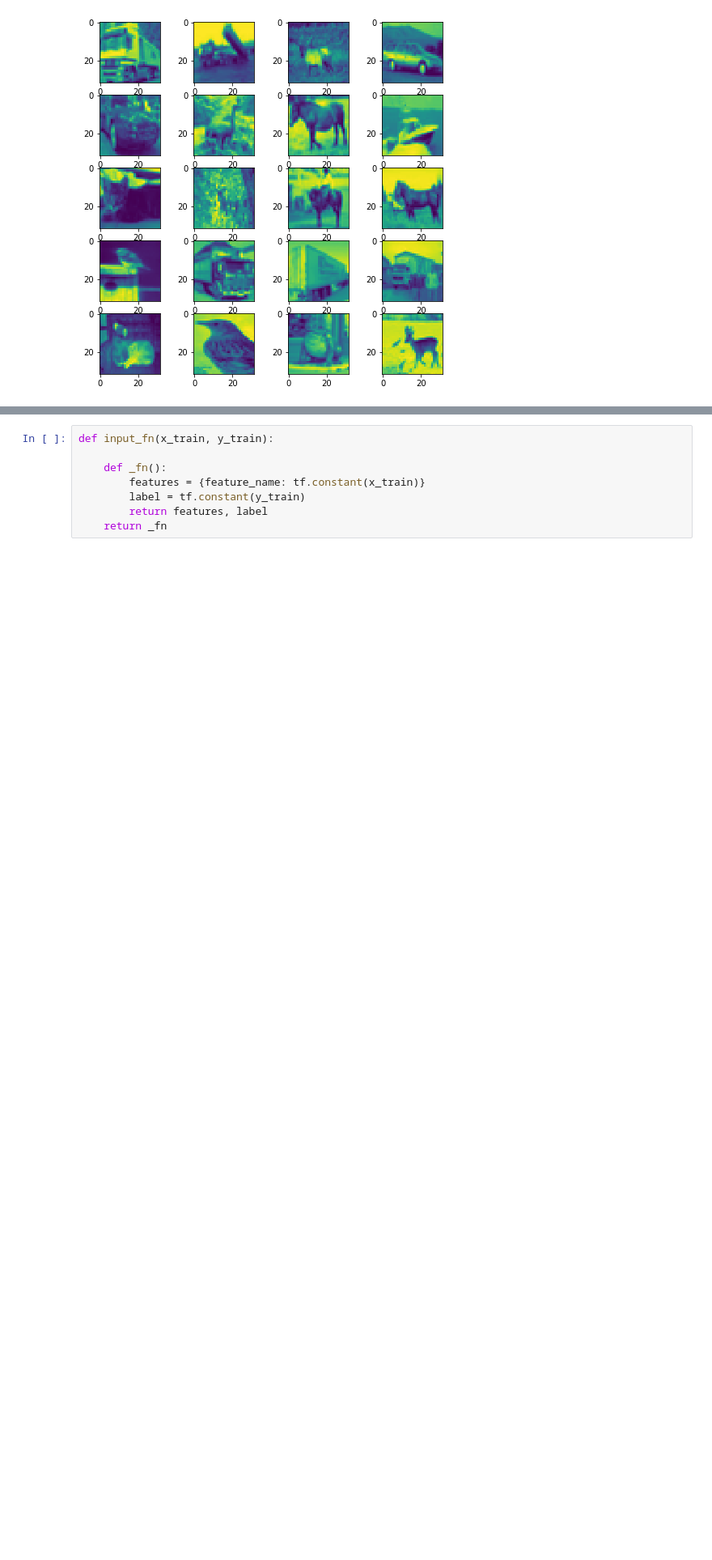
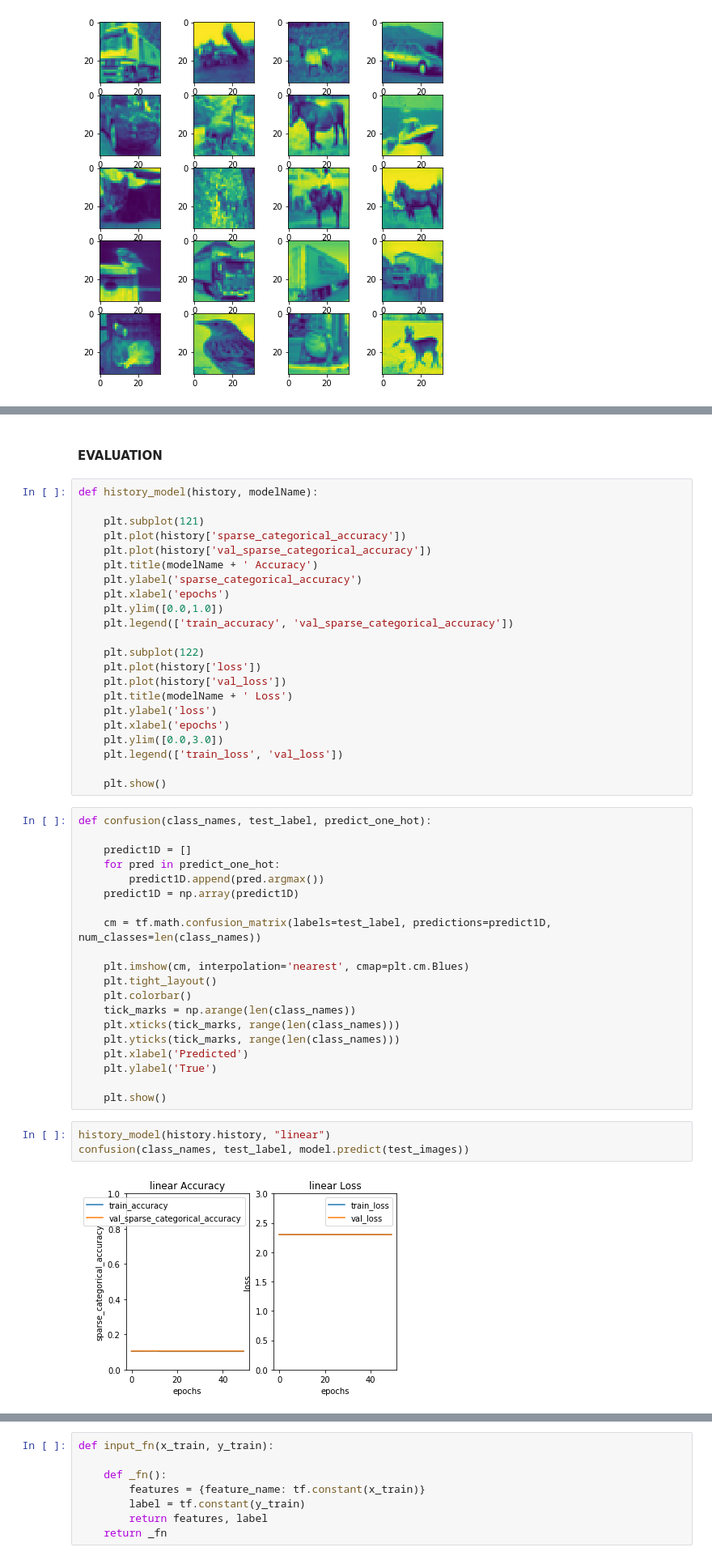
Before and after one commit to VictorMeyer77/TF_PROJECT, a Jupyter notebook: LINEAR/linear_model.ipynb, the cells around one changed output, grey strips where cells are left out. Shown at 81% size. Cells and saved outputs as stored; diff of their text form; blank space fills up the shorter version.

```diff
--- a/LINEAR/linear_model.ipynb
+++ b/LINEAR/linear_model.ipynb
@@ -74,0 +135,49 @@ plotSample(class_names, toGrayScale(train_images), train_label)
+# %% [markdown]
+#### EVALUATION
+# %%
+def history_model(history, modelName):
+
+    plt.subplot(121)
+    plt.plot(history['sparse_categorical_accuracy'])
+    plt.plot(history['val_sparse_categorical_accuracy'])
+    plt.title(modelName + ' Accuracy')
+    plt.ylabel('sparse_categorical_accuracy')
+    plt.xlabel('epochs')
+    plt.ylim([0.0,1.0])
+    plt.legend(['train_accuracy', 'val_sparse_categorical_accuracy'])
+
+    plt.subplot(122)
+    plt.plot(history['loss'])
+    plt.plot(history['val_loss'])
+    plt.title(modelName + ' Loss')
+    plt.ylabel('loss')
+    plt.xlabel('epochs')
+    plt.ylim([0.0,3.0])
+    plt.legend(['train_loss', 'val_loss'])
+
+    plt.show()
+# %%
+def confusion(class_names, test_label, predict_one_hot):
+
+    predict1D = []
+    for pred in predict_one_hot:
+        predict1D.append(pred.argmax())
+    predict1D = np.array(predict1D)
+
+    cm = tf.math.confusion_matrix(labels=test_label, predictions=predict1D, num_classes=len(class_names))
+
+    plt.imshow(cm, interpolation='nearest', cmap=plt.cm.Blues)
+    plt.tight_layout()
+    plt.colorbar()
+    tick_marks = np.arange(len(class_names))
+    plt.xticks(tick_marks, range(len(class_names)))
+    plt.yticks(tick_marks, range(len(class_names)))
+    plt.xlabel('Predicted')
+    plt.ylabel('True')
+
+    plt.show()
+# %%
+history_model(history.history, "linear")
+confusion(class_names, test_label, model.predict(test_images))
+# %% [output]
+[figure, added]
```
Also changed, not shown: parts of 22 cells of this notebook.
